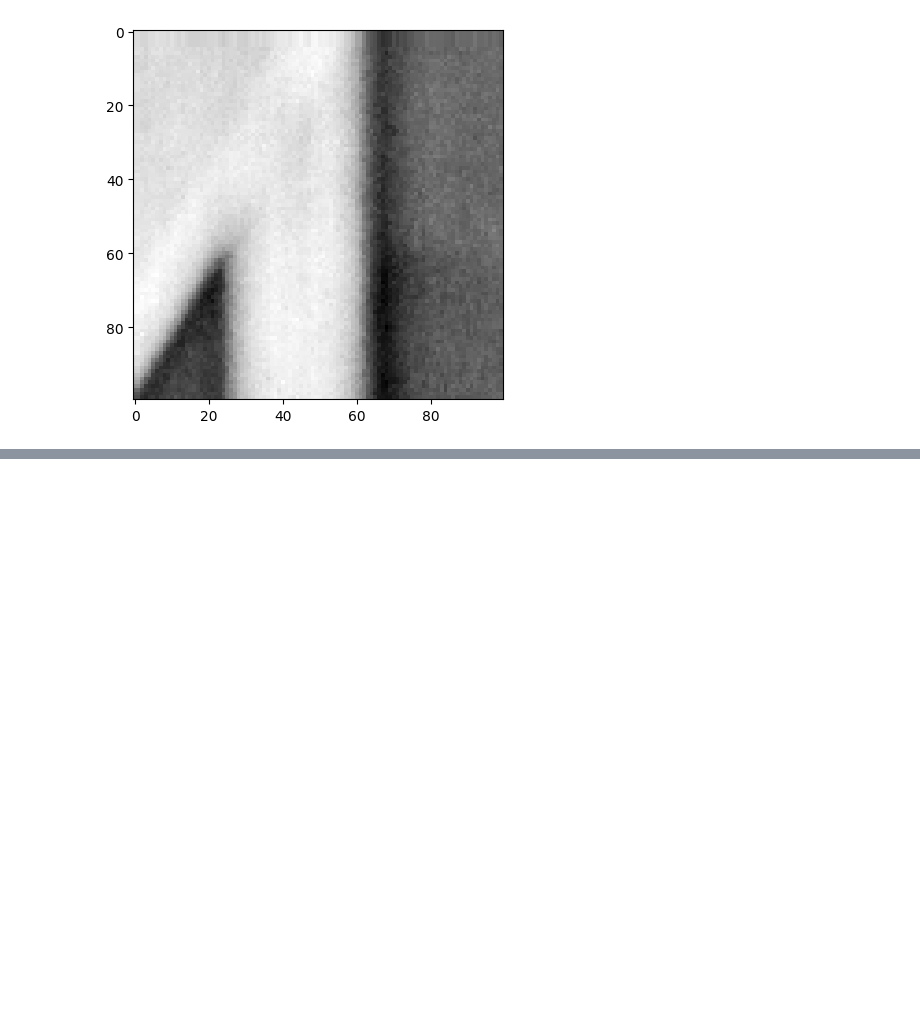
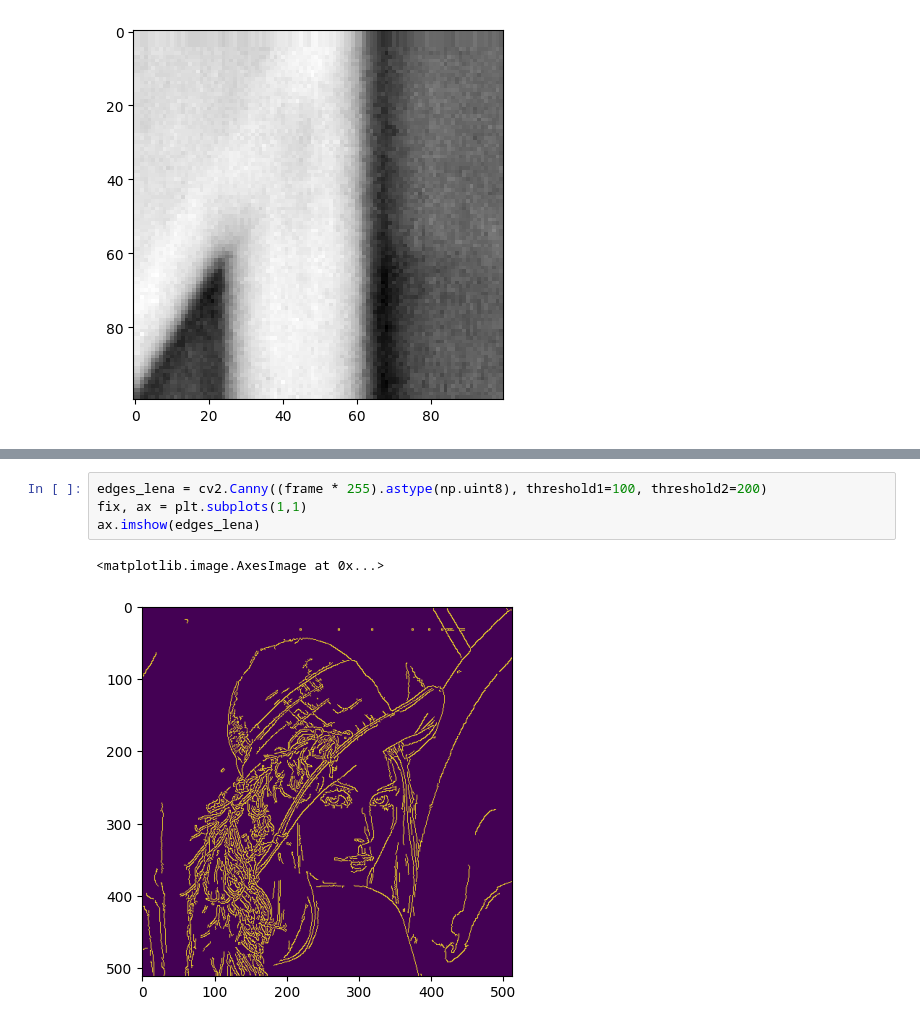
Before and after one commit to KhaldidNadeem/Week_2_Lab, a Jupyter notebook: lab02.ipynb, the cells around one changed output, grey strips where cells are left out. Drawn from its saved outputs; the diff is of its cells as text; blank space fills up the shorter version.

```diff
--- a/lab02.ipynb
+++ b/lab02.ipynb
@@ -45,0 +64,7 @@ NameError: name 'image' is not defined
+# %%
+edges_lena = cv2.Canny((frame * 255).astype(np.uint8), threshold1=100, threshold2=200)
+fix, ax = plt.subplots(1,1)
+ax.imshow(edges_lena)
+# %% [output]
+<matplotlib.image.AxesImage at 0x...>
+[figure, added]
```
Also changed, not shown: parts of 8 cells of this notebook.
